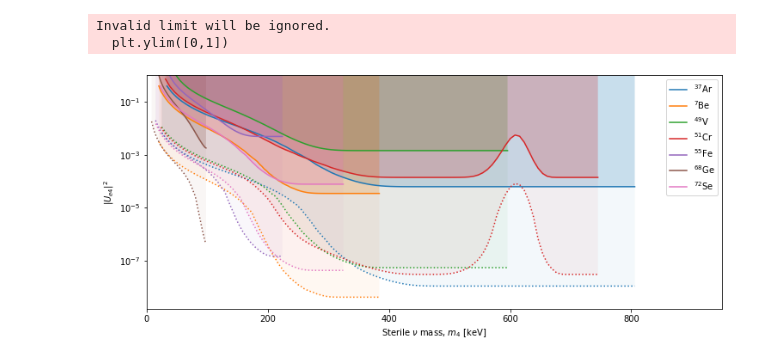
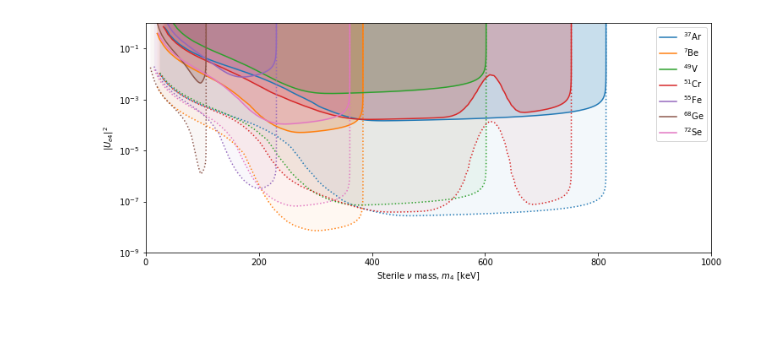
Before and after one commit to Moore-Lab/composite_DM, a Jupyter notebook: steriles/plot_pdfs.ipynb, the cells around one changed output. Saved outputs shown, nothing was run; the diff lists cells and outputs as text; code cells hidden in the pictures; blank space fills up the shorter version.

Commit message:
add phase space factor to plot

```diff
--- a/steriles/plot_pdfs.ipynb
+++ b/steriles/plot_pdfs.ipynb
@@ -9,7 +10,7 @@ nmc_zero_mass = 1e10
 nmc_nonzero_mass = 1e8
 num_reps_per_file = 100
 
-iso_list = ["ar_37", "be_7", "v_49", "cr_51", "fe_55", "ge_68", "se_72"]
+iso_list = ["p_32",] #"ar_37", "be_7", "v_49", "cr_51", "fe_55", "ge_68", "se_72"]
 
 dsq_file = "/Users/dcmoore/grace/impulse/steriles/dsq_jobs.sh"
 dsqf = open(dsq_file, 'wt')
@@ -100,6 +95,7 @@ for iso in iso_list:
         print("working on %d files for %s with mnu = %s: "%(nfiles, iso, mnu))
 
         for i in range(nfiles):
+            print(i)
             pdf = np.load(curr_iso_files[i])
 
             if(i==0):
@@ -109,9 +105,11 @@ for iso in iso_list:
 
         x = pdf['x']
 
-        cdf = np.cumsum(p)/np.sum(p)
-
-        curr_dict[mnu] = np.vstack((x,p,cdf)).T
+        if(not iso in uu.beta_list):
+            cdf = np.cumsum(p)/np.sum(p)
+            curr_dict[mnu] = np.vstack((x,p,cdf)).T
+        else:
+            curr_dict[mnu] = {'x': x, 'p': p}
 
     if(save_files):
         of = open(save_dir + "%s_pdfs.pkl"%iso, "wb")
@@ -173,38 +204,59 @@ for i,m in enumerate(mass_list):
 # %%
-
-
 iso_list = ["ar_37", "be_7", "v_49", "cr_51", "fe_55", "ge_68", "se_72"]
+isEC = True
 
 fig=plt.figure()
 
 for iso in iso_list:
 
     flist = glob.glob("/Users/dcmoore/grace/impulse/steriles/limits/%s*.npz"%iso)
 
+    iso_dat = np.loadtxt("/Users/dcmoore/grace/impulse/steriles/data_files/%s.txt"%iso, delimiter=',', skiprows=3)
+    Q, t12, A = iso_dat[0, :]
+
     for i,f in enumerate(flist):
 
         cdat = np.load(f)
+        x = cdat['m']
         lim_vals = cdat['lim']
-        #lim_vals[-1]=1
+
+        good_vals = np.where(~(np.isnan(lim_vals)))[0] ## put to flat value at high mass (prior to phase space below)
+        lim_vals[good_vals[-1]:] = lim_vals[good_vals[-1]]
+
+        if(isEC):
+            if(iso == "be_7"):
+                Q = 384.22 ## hard code the gamma that gets subtracted
+                           ## should fix this for general case (maybe do this in the limit step or pdf?)
+            xfine = np.linspace(x[0], Q, 100000)
+            limfine = np.interp(xfine, x, lim_vals, left=np.nan, right=np.nan)
+
+            massfac = np.sqrt(1 - xfine**2/Q**2)
+            Q_idx = np.argmin(np.abs(xfine - Q))
+            massfac[Q_idx] = 1e-10
+            limfine /= massfac
+
+            ## trim any nans and maker sure plot reaches top
+            g = ~np.isnan(limfine)
+            xfine, limfine = xfine[g], limfine[g]
+            xfine = np.append(xfine, xfine[-1]+1e-15)
+            limfine = np.append(limfine, 1)
 
         if(i==0):
-            p=plt.semilogy( cdat['m'], lim_vals, ":" )
+            p=plt.semilogy( xfine, limfine, ":" )
             c=p[0].get_color()
-            plt.fill_between(cdat['m'], lim_vals, np.ones_like(lim_vals), edgecolor='none', facecolor=c, alpha=0.05)
+            plt.fill_between(xfine, limfine, np.ones_like(limfine), edgecolor='none', facecolor=c, alpha=0.05)
         else:
             Z,A = iso.split('_')
             lab = "$^{%s}$%s"%( A, Z.capitalize() )
-            plt.semilogy( cdat['m'], lim_vals,  '-', color=c, label=lab)
-            plt.fill_between(cdat['m'], lim_vals, np.ones_like(lim_vals), edgecolor='none', facecolor=c, alpha=0.2)
+            plt.semilogy( xfine, limfine,  '-', color=c, label=lab)
+            plt.fill_between(xfine, limfine, np.ones_like(limfine), edgecolor='none', facecolor=c, alpha=0.2)
 
-plt.ylim([0,1])
-plt.xlim([0,950])
+plt.ylim([1e-9,1])
+plt.xlim([0,1000])
 plt.xlabel(r"Sterile $\nu$ mass, $m_4$ [keV]")
 plt.ylabel("$|U_{e4}|^2$")
 plt.legend()
 fig.set_size_inches(12,5)
 plt.show()
 # %% [output]
-Invalid limit will be ignored.
-  plt.ylim([0,1])
-[figure, old version]
+[figure, new version]
```
Also changed, not shown: parts of 5 cells of this notebook.
